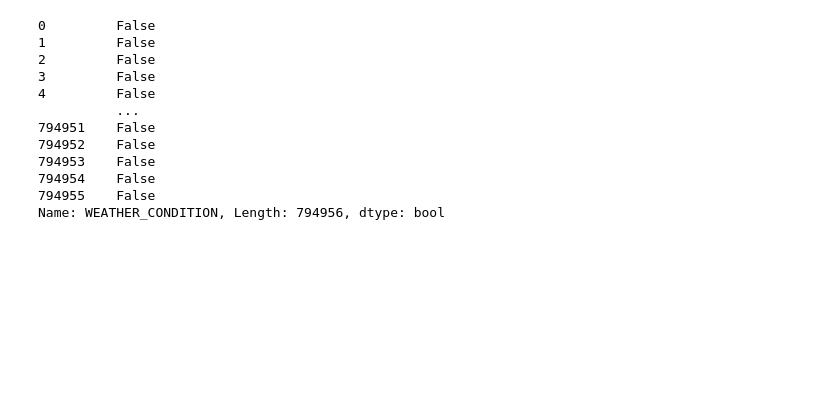
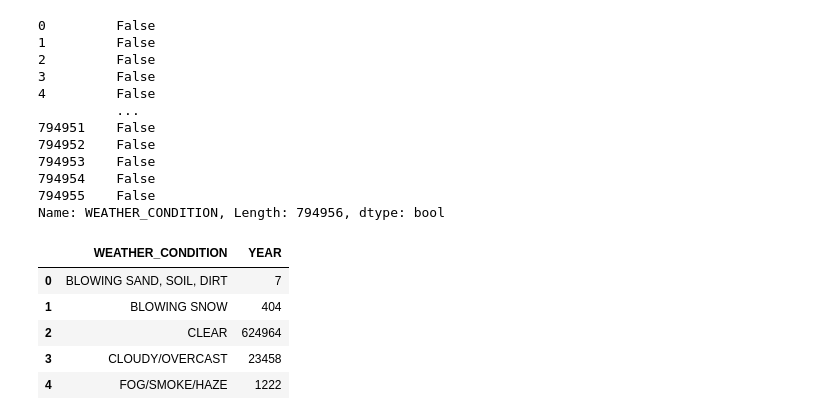
Before and after one commit to Gvelecico/chicago-traffic-crash-analysis, a Jupyter notebook: Chicago_Traffic_Crashes_Chicago_Police_Dataset.ipynb, the cells around one changed output. Saved outputs shown, nothing was run; the diff lists cells and outputs as text; code cells hidden in the pictures; blank space fills up the shorter version.

```diff
--- a/Chicago_Traffic_Crashes_Chicago_Police_Dataset.ipynb
+++ b/Chicago_Traffic_Crashes_Chicago_Police_Dataset.ipynb
@@ -88,0 +79,9 @@ rare_df.to_csv('/content/drive/MyDrive/Python/datasets/conditions.csv', index=Fa
+# %%
+weather_df.head(5)
+# %% [output]
+|  | WEATHER_CONDITION | YEAR |
+| 0 | BLOWING SAND, SOIL, DIRT | 7 |
+| 1 | BLOWING SNOW | 404 |
+| 2 | CLEAR | 624964 |
+| 3 | CLOUDY/OVERCAST | 23458 |
+| 4 | FOG/SMOKE/HAZE | 1222 |
```
Also changed, not shown: parts of 5 cells of this notebook.
